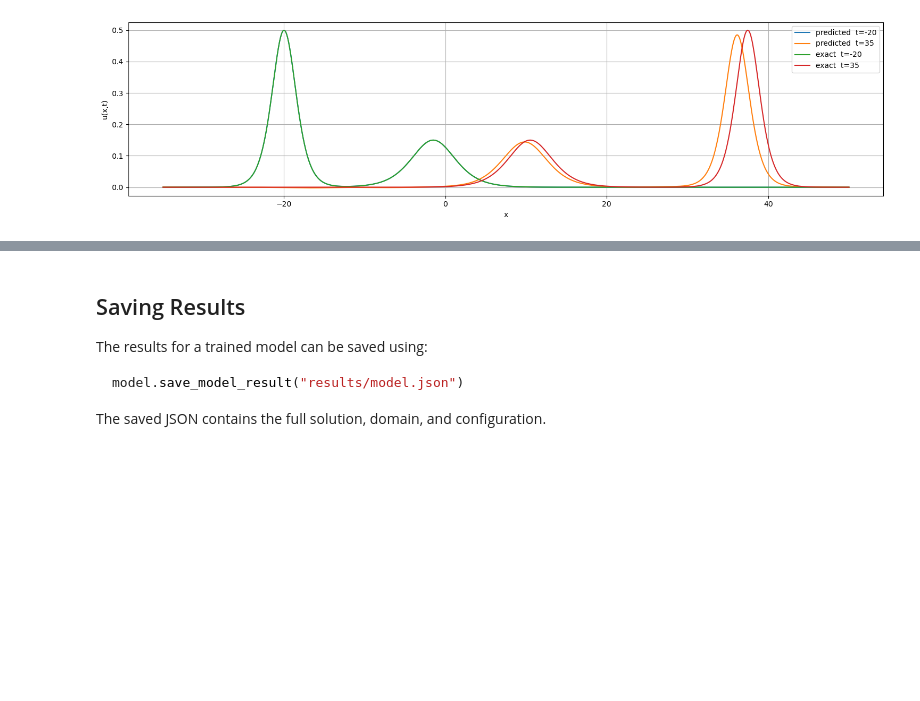
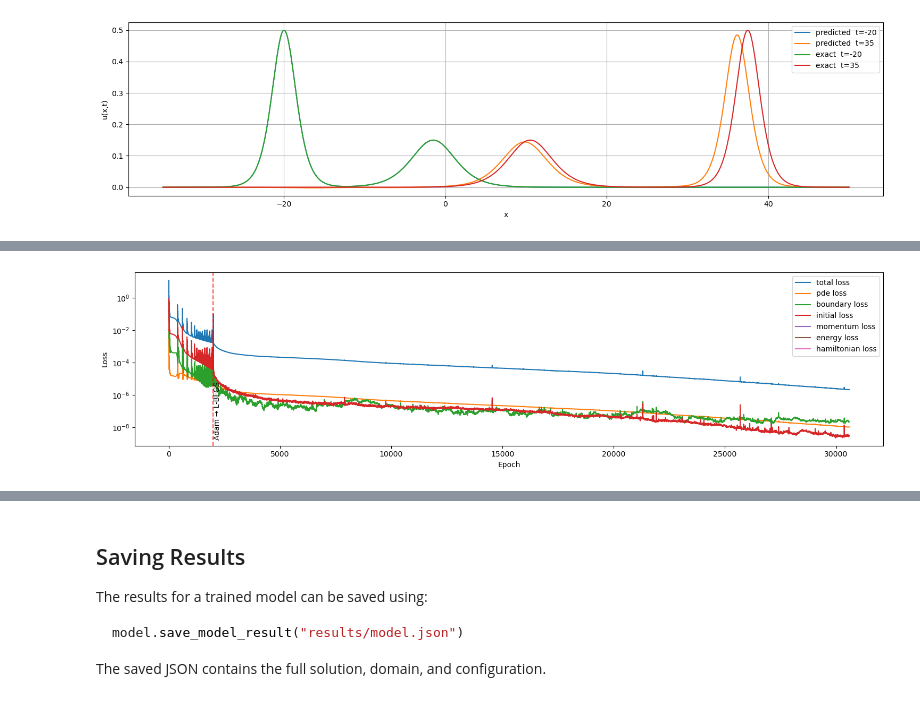
Before and after one commit to JairdanC/soliton-pinns, a Jupyter notebook: notebooks/kdv.ipynb, the cells around one changed output, grey strips where cells are left out. Cells and saved outputs as stored; diff of their text form; code cells hidden in the pictures; blank space fills up the shorter version.

Commit message:
Testing the 3-soliton regime Best result in current note book

```diff
--- a/notebooks/kdv.ipynb
+++ b/notebooks/kdv.ipynb
@@ -181,0 +213,39 @@ Maximum: 4.728145e-01
+# %%
+INIT_PARAMS_3 = dict(
+    num_solitons             = 3,
+    n_hidden_layers          = 5,
+    n_neurons_per_layer      = 128,
+    activation               = nn.Tanh,
+    seed                     = 72,
+    verbose                  = True,
+)
+
+TRAIN_PARAMS_3 = dict(
+    adam_epochs              = 2000,
+    verbose_step             = 100,
+    n_collocation            = 175000,
+    n_initial                = 50000,
+    n_boundary               = 15000,
+    n_momentum               = 0, # only the t component, the x domain resolution will be the same as n_initial (nx * nt) = (n_initial * n_momentum)
+    n_energy                 = 0,   # only the t component, the x domain resolution will be the same as n_initial (nx * nt) = (n_initial * n_energy)
+    n_hamiltonian            = 0,
+    adam_lr                  = 1e-3,
+    lbfgs_lr                 = 2.0,
+    lbfgs_history_size       = 295,
+    lbfgs_version            = 'test', #test is 'old' and anything else will default to a modified version of 'new' from legacy
+    adaptive_sampling        = False,
+    logging                  = True, #new parameter, stops loss logging bottleneck for quick training (no loss history)
+    verbose                  = True,
+)
+
+TRAIN_WEIGHTS_3 = dict[str, float]( #seperated out from the train params
+    w_ic                     = 10.0,
+    w_bc                     = 1.0,
+    w_pde                    = 200.0,
+    w_momentum               = 0.0,
+    w_energy                 = 0.0,
+    w_hamiltonian            = 0.0,
+)
+
+model_3 = KDV(INIT_PARAMS_3)
+training_stats, domain = model_3.fit(TRAIN_PARAMS_3, TRAIN_WEIGHTS_3)
@@ -181,0 +270,4 @@ Maximum: 4.728145e-01
+# %%
+fig = model_3.plot_losses(training_stats)
+# %% [output]
+[figure, added]
```
Also changed, not shown: parts of 15 cells of this notebook, 1 other file.
